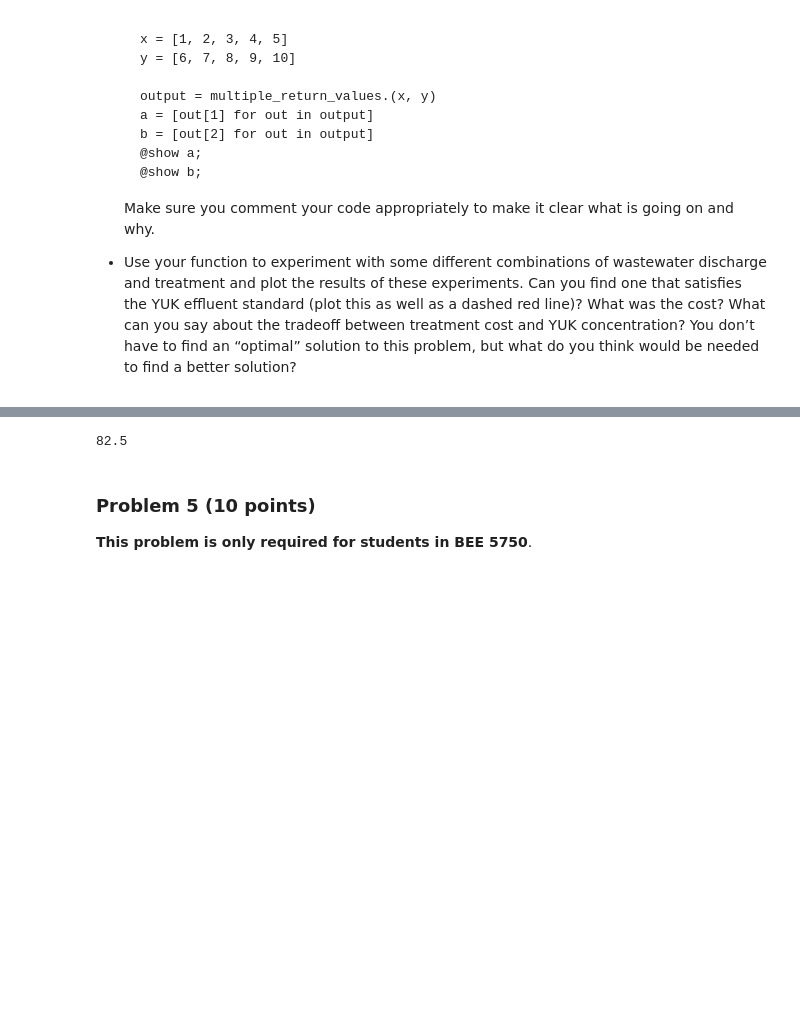
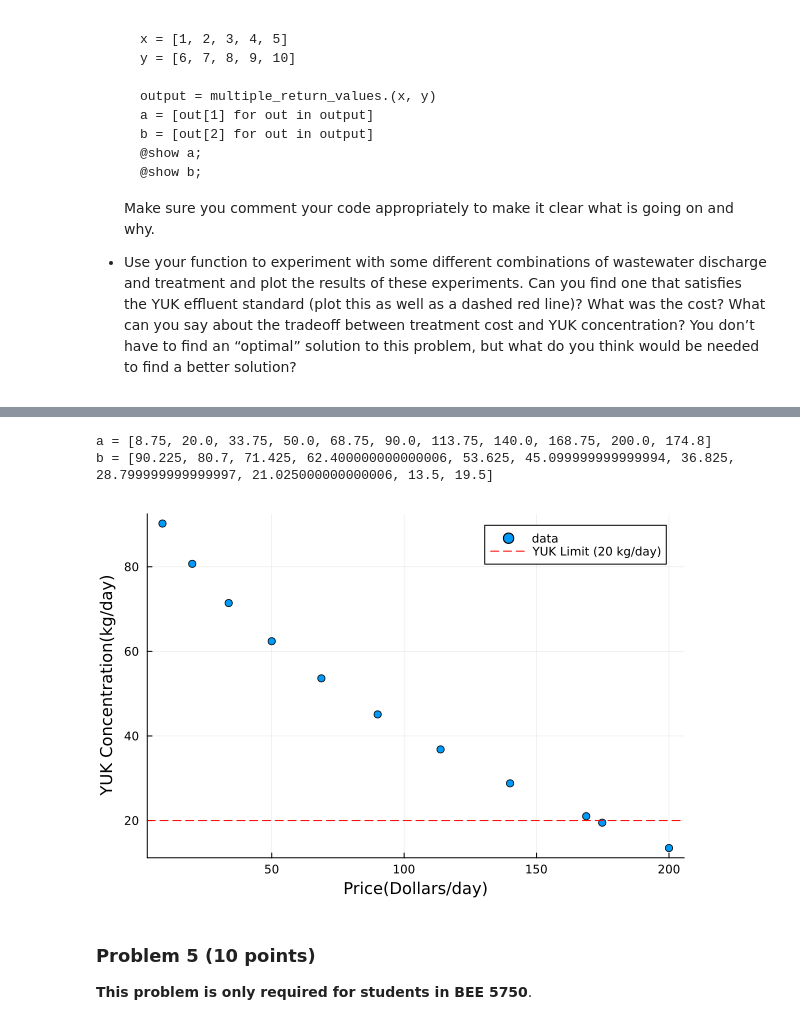
Before and after one commit to BEE4750-FA24/hw1-matthutch77, a Jupyter notebook: hw01.ipynb, the cells around one changed output, grey strips where cells are left out. Drawn from its saved outputs; the diff is of its cells as text; code cells hidden in the pictures; blank space fills up the shorter version.

```diff
--- a/hw01.ipynb
+++ b/hw01.ipynb
@@ -388,6 +381,28 @@ display(p)
 # %%
+function price_and_effluent(x,y) #creates a function dependent on two variables
+    return (x^2/20+1.5y, .02x +.005y^2+100-x-y)
+    #function returns a point of form (Price, YUK concentration) based on variables
+end
+
+x1=[5, 10, 15, 20, 25, 30, 35, 40, 45, 50, 46] #array of values for x1
+x2=[5, 10, 15, 20, 25, 30, 35, 40, 45, 50, 46] #array of values for x2
+
+output=price_and_effluent.(x1, x2) #calls function inserting array x1 and x2 as variables
+a= [out[1] for out in output] #extracts all price values of newly created array
+#output which holds both price and YUK concentration
+b= [out[2] for out in output] #extracts all YUK concentartion values
+@show a
+@show b
+
+plot(a,b,seriestype=:scatter, label="data")
+#Creates scatter plot with price as x and YUK concentration as y
+hline!([20], linestyle = :dash, color = :red, label = "YUK Limit (20 kg/day)") #Creates dashed red line
+xlabel!("Price(Dollars/day)") #labels x
+ylabel!("YUK Concentration(kg/day)") #labels y
 # %% [output]
-82.5
+a = [8.75, 20.0, 33.75, 50.0, 68.75, 90.0, 113.75, 140.0, 168.75, 200.0, 174.8]
+b = [90.225, 80.7, 71.425, 62.400000000000006, 53.625, 45.099999999999994, 36.825, 28.799999999999997, 21.025000000000006, 13.5, 19.5]
+[figure, added]
 # %% [markdown]
 
 ### Problem 5 (10 points)
```
Also changed, not shown: parts of 9 cells of this notebook.
